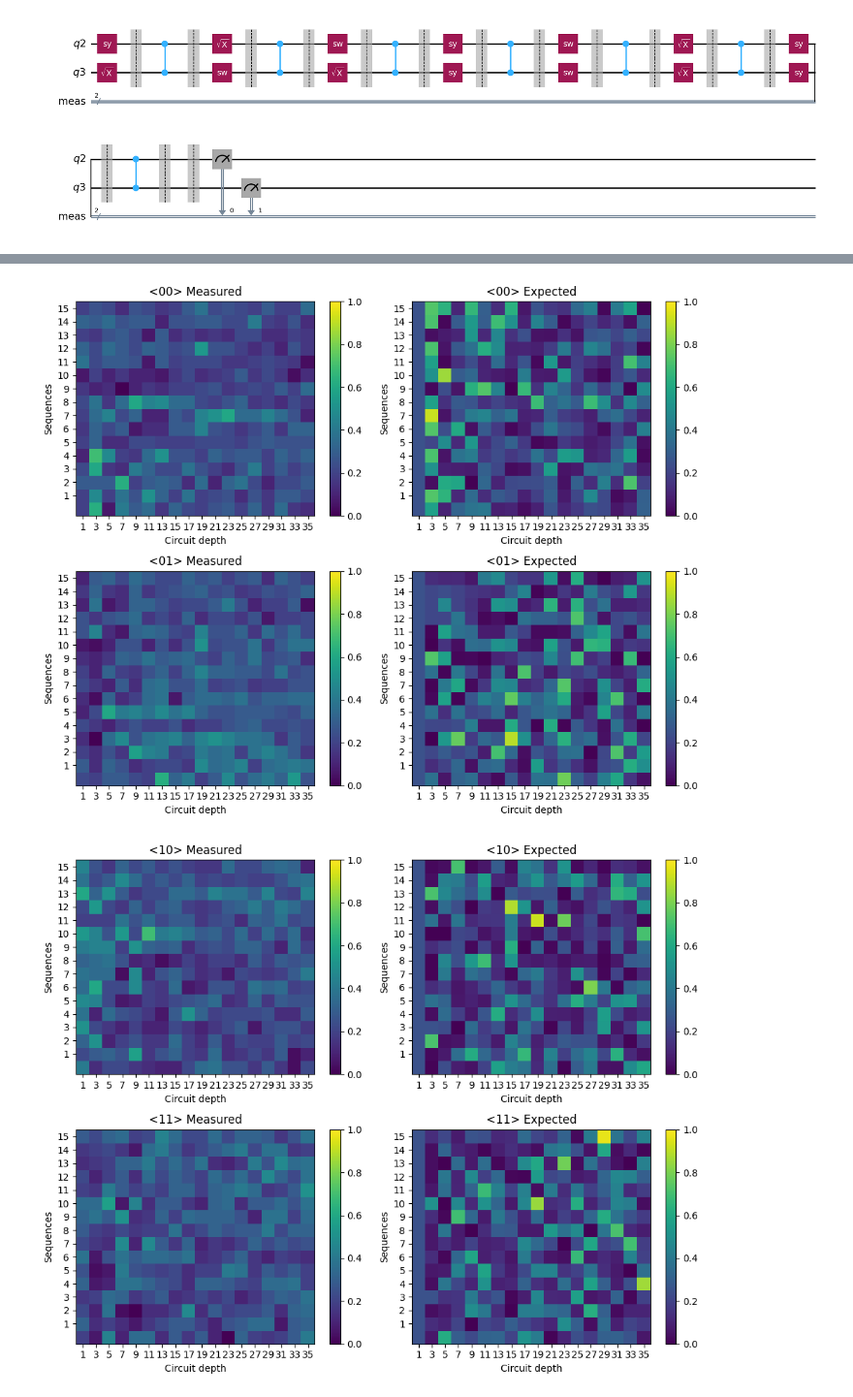
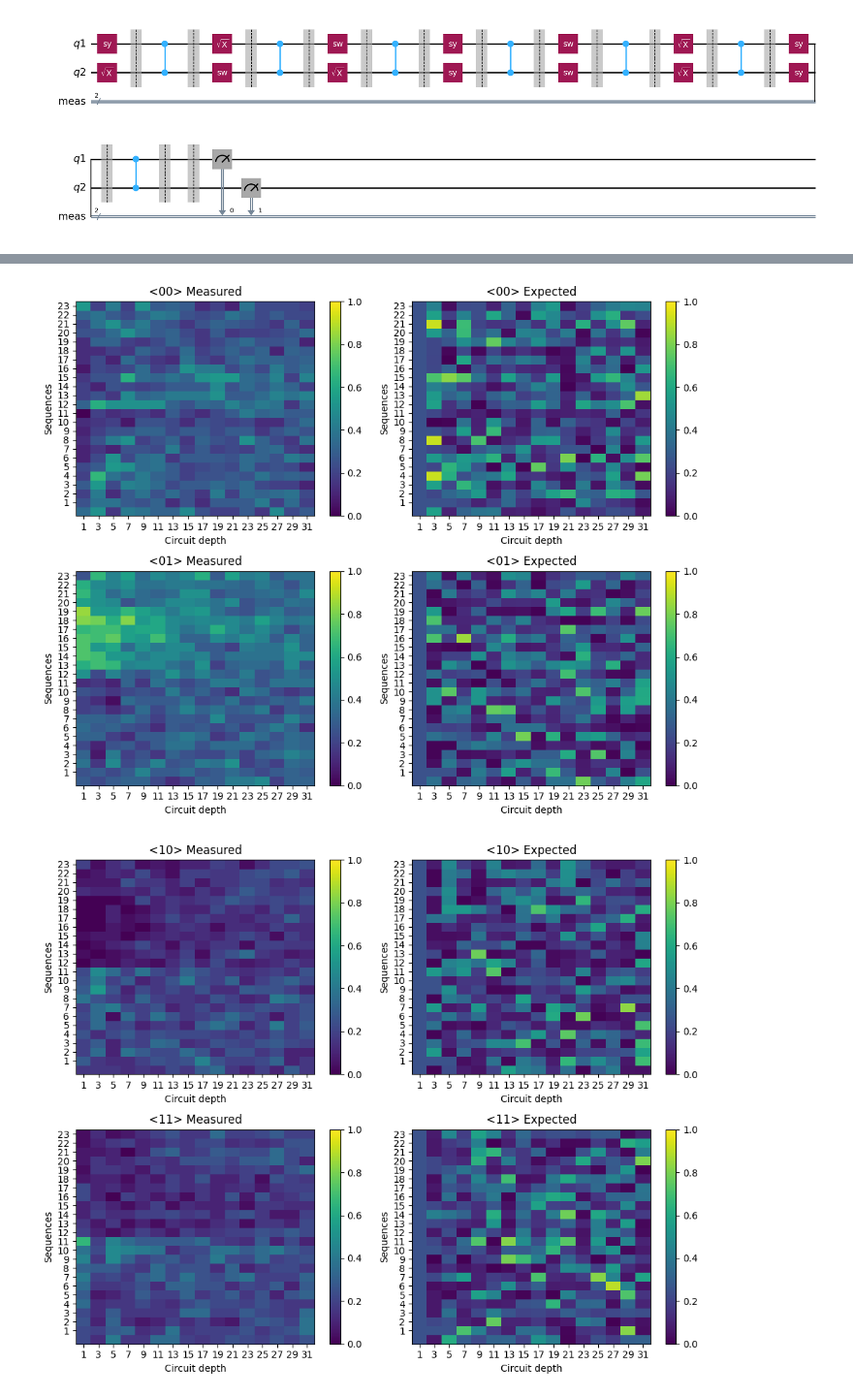
Before and after one commit to asqum/qua-libs, a Jupyter notebook: Quantum-Control-Applications-QuAM/Superconducting/calibrations/26_two_qubit_xeb.ipynb, the cells around one changed output, grey strips where cells are left out. Shown at 97% size. Saved outputs shown, nothing was run; the diff lists cells and outputs as text; code cells hidden in the pictures.

```diff
--- a/Quantum-Control-Applications-QuAM/Superconducting/calibrations/26_two_qubit_xeb.ipynb
+++ b/Quantum-Control-Applications-QuAM/Superconducting/calibrations/26_two_qubit_xeb.ipynb
@@ -165,35 +165,38 @@ data_path = "xeb_data/QCage_5q4c/2024-12-15/#18_XEB_142204" # full depth, all 5q
 # data_path = "xeb_data/QCage_5q4c/2025-03-08/#42_XEB_165326" # s-s-d: 57-64-38/2, q1_q2: F2q: 94.7% (closer match)
 # data_path = "xeb_data/QCage_5q4c/2025-03-08/#43_XEB_173151" # s-s-d: 57-64-38/2, q2_q3: F2q: 94.8%
 
 # data_path = "xeb_data/QCage_5q4c/2025-03-08/#44_XEB_173958" # s-s-d: 57-64-38/2, q1_q2: short-F_simultaneous~99%
 # data_path = "xeb_data/QCage_5q4c/2025-03-08/#45_XEB_192643" # s-s-d: 88-64-878/4, q1,q2,q3: F_simultaneous: 99.2%
 # data_path = "xeb_data/QCage_5q4c/2025-03-08/#46_XEB_222030" # s-s-d: 88-64-578/4, q1,q2,q3: F_simultaneous: 99.3%
 # data_path = "xeb_data/QCage_5q4c/2025-03-08/#47_XEB_222803" # s-s-d: 88-64-578/24, q1,q2,q3: F_simultaneous: 99.3%
 data_path = "xeb_data/QCage_5q4c/2025-03-09/#50_XEB_004440" # s-s-d: 88-64-578/24, All 5q: F_simultaneous: 99.3%
 
 data_path = "xeb_data/QCage_5q4c/2025-03-17/#51_XEB_145938" # s-s-d:
 data_path = "xeb_data/QCage_5q4c/2025-03-17/#55_XEB_163642" # s-s-d: 32-16-38/2, q1_q2: F2q: 79.1% (linear)
 data_path = "xeb_data/QCage_5q4c/2025-03-17/#56_XEB_180207" # s-s-d: 32-32-38/4, q1_q2: F2q: 94.9% (linear)
 data_path = "xeb_data/QCage_5q4c/2025-03-17/#57_XEB_180745" # s-s-d: 16-16-38/1, q1_q2: F2q: large spread
 data_path = "xeb_data/QCage_5q4c/2025-03-17/#59_XEB_182224" # s-s-d: 24-32-82/8, q1_q2: F2q: 99.2% (close-fit log)
 data_path = "xeb_data/QCage_5q4c/2025-03-17/#60_XEB_182745" # s-s-d: 16-16-410/24, q1_q2: F2q: almost flattened
 data_path = "xeb_data/QCage_5q4c/2025-03-17/#61_XEB_183502" # s-s-d: 16-16-42/2, q1_q2: F2q: close linear at 88.5%
 data_path = "xeb_data/QCage_5q4c/2025-03-17/#63_XEB_224558" # s-s-d: 16-32-24/2, q1_q2: F2q: matched, close-fit, 95.8%, 90.1%
 data_path = "xeb_data/QCage_5q4c/2025-03-17/#64_XEB_225518" # s-s-d: 32-32-26/2, q1_q2: F2q: matched, close-fit, 96.8%, 86.6%
 
 # data_path = "xeb_data/QCage_5q4c/2025-03-17/#66_XEB_230136" # s-s-d: 32-32-32/2, q1_q2: F2q: 97.1% (log is prettiest)
 # data_path = "xeb_data/QCage_5q4c/2025-03-17/#67_XEB_230624" # s-s-d: 32-32-98/3, q1_q2: F2q: smashed, oscillating
 # data_path = "xeb_data/QCage_5q4c/2025-03-18/#70_XEB_014004" # s-s-d: 16-16-24/2, q1_q2: most matching visually
 
+data_path = "xeb_data/QCage_5q4c/2025-03-26/#80_XEB_142234" # s-s-d:
+data_path = "xeb_data/QCage_5q4c/2025-03-26/#81_XEB_142921" # s-s-d:
+
 # result = XEBResult.from_data(data_path, disjoint_processing=True)
 result = XEBResult.from_data(data_path)
 
 result.plot_state_heatmap()
 
 xeb_config = result.xeb_config
 # %% [output]
-[figure, old version]
+[figure, new version]
-[figure, old version]
+[figure, new version]
 # %%
 # print(xeb.qubits)
 
```
Also changed, not shown: parts of 7 cells of this notebook, 11 other files.
